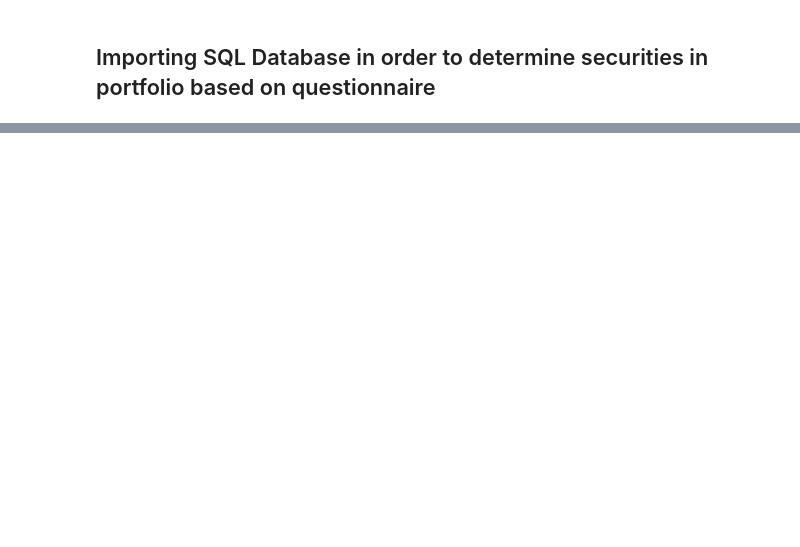
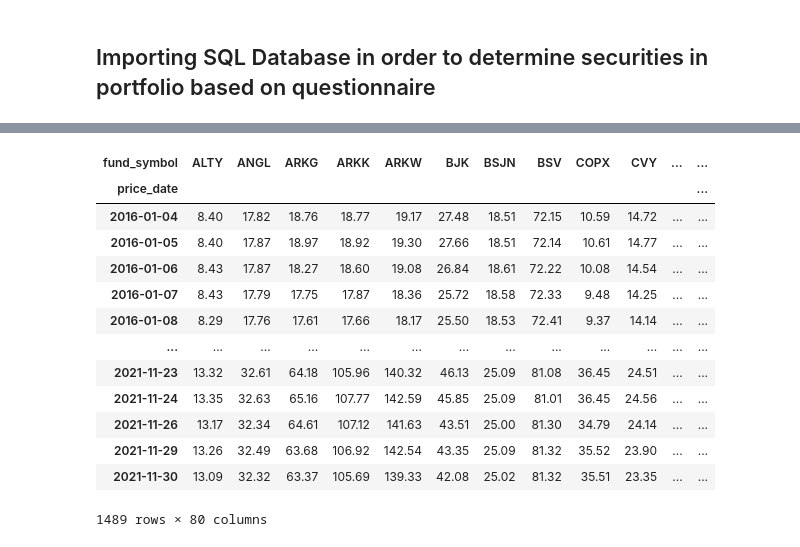
Before and after one commit to ammo888/nu_project1, a Jupyter notebook: portfolio_selection.ipynb, the cells around one changed output, grey strips where cells are left out. Drawn from its saved outputs; the diff is of its cells as text; code cells hidden in the pictures; blank space fills up the shorter version.

```diff
--- a/portfolio_selection.ipynb
+++ b/portfolio_selection.ipynb
@@ -125,0 +281,25 @@ NameError: name 'BondAllocation' is not defined
+# %%
+df_real = df_real[df_real.fund_symbol.isin(output_df.fund_symbol)]
+# %%
+df_pivot = df_real.loc[df_real["price_date"] >= "2016"]
+# %%
+df_pivot = df_pivot.pivot_table(index = ["price_date"], columns = "fund_symbol", values = "adj_close")
+# %%
+df_pivot.dropna(axis='columns', inplace=True)
+# %%
+df_pivot
+# %% [output]
+| fund_symbol | ALTY | ANGL | ARKG | ARKK | ARKW | BJK | BSJN | BSV | COPX | CVY | ... | ... |
+| price_date |  |  |  |  |  |  |  |  |  |  |  | ... |
+| 2016-01-04 | 8.40 | 17.82 | 18.76 | 18.77 | 19.17 | 27.48 | 18.51 | 72.15 | 10.59 | 14.72 | ... | ... |
+| 2016-01-05 | 8.40 | 17.87 | 18.97 | 18.92 | 19.30 | 27.66 | 18.51 | 72.14 | 10.61 | 14.77 | ... | ... |
+| 2016-01-06 | 8.43 | 17.87 | 18.27 | 18.60 | 19.08 | 26.84 | 18.61 | 72.22 | 10.08 | 14.54 | ... | ... |
+| 2016-01-07 | 8.43 | 17.79 | 17.75 | 17.87 | 18.36 | 25.72 | 18.58 | 72.33 | 9.48 | 14.25 | ... | ... |
+| 2016-01-08 | 8.29 | 17.76 | 17.61 | 17.66 | 18.17 | 25.50 | 18.53 | 72.41 | 9.37 | 14.14 | ... | ... |
+| ... | ... | ... | ... | ... | ... | ... | ... | ... | ... | ... | ... | ... |
+| 2021-11-23 | 13.32 | 32.61 | 64.18 | 105.96 | 140.32 | 46.13 | 25.09 | 81.08 | 36.45 | 24.51 | ... | ... |
+| 2021-11-24 | 13.35 | 32.63 | 65.16 | 107.77 | 142.59 | 45.85 | 25.09 | 81.01 | 36.45 | 24.56 | ... | ... |
+| 2021-11-26 | 13.17 | 32.34 | 64.61 | 107.12 | 141.63 | 43.51 | 25.00 | 81.30 | 34.79 | 24.14 | ... | ... |
+| 2021-11-29 | 13.26 | 32.49 | 63.68 | 106.92 | 142.54 | 43.35 | 25.09 | 81.32 | 35.52 | 23.90 | ... | ... |
+| 2021-11-30 | 13.09 | 32.32 | 63.37 | 105.69 | 139.33 | 42.08 | 25.02 | 81.32 | 35.51 | 23.35 | ... | ... |
+1489 rows × 80 columns
```
Also changed, not shown: parts of 39 cells of this notebook, 2 other files.
